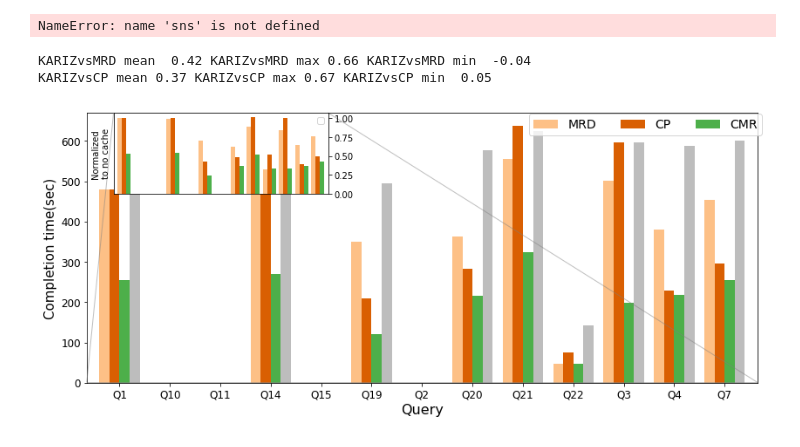
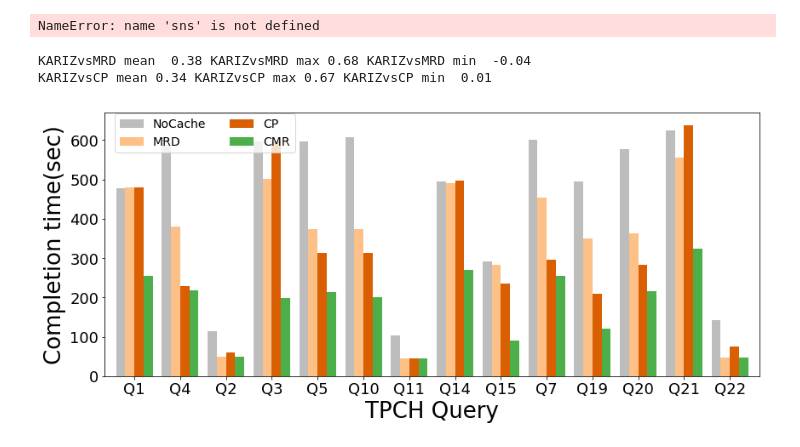
Before and after one commit to UmasouTTT/Kariz, a Jupyter notebook: expriments/macrobenchmark/ipython/implementationresults.ipynb, the cells around one changed output. Drawn from its saved outputs; the diff is of its cells as text; code cells hidden in the pictures.

```diff
--- a/expriments/macrobenchmark/ipython/implementationresults.ipynb
+++ b/expriments/macrobenchmark/ipython/implementationresults.ipynb
@@ -185,10 +65,14 @@ import math
 def format_yticks(y, pos=None):
     return str(int(y*100)) + '%'
 
-colors=['#fdc086', '#d95f02', '#4daf4a', '#bdbdbd']
+colors=['#bdbdbd', '#fdc086', '#d95f02', '#4daf4a']
 df1 = pd.read_csv('implementationresultssparks.csv')
 
-df = df1.groupby("Query").agg({'Kariz': 'mean', 'MRD': 'mean',
+df = df1.groupby("order").agg({'Kariz': 'mean', 'MRD': 'mean',
+                               'CP': 'mean', 'infinite': 'mean', 'NoCache': 'mean'})
+
+
+df = df1.groupby("order").agg({'Kariz': 'mean', 'MRD': 'mean',
                                'CP': 'mean', 'infinite': 'mean', 'NoCache': 'mean'})
 
 #print(df)
@@ -208,73 +92,48 @@ print('KARIZvsCP mean', round(df['KARIZvsCP'].mean(), 2), 'KARIZvsCP max', round
 
 
 fig, ax = plt.subplots(figsize=(12, 5))
-plt.ylabel('Completion time(sec)', fontsize=15)
-plt.xlabel('TPCH Query', fontsize=16)
-df[['MRD', 'CP', 'Kariz', 'NoCache']].plot.bar(rot=0, ax=ax, width=0.8
+df[['NoCache', 'MRD', 'CP', 'Kariz']].plot.bar(rot=0, ax=ax, width=0.8
                                                 , color=colors)
 
-def hieght(c_h):
-    if c_h < 0.1:
-        return c_h + 0.08
-    elif c_h < 0.2:
-        return c_h + 0.1
-    elif c_h > 0.3:
-        return c_h - 0.05
-    return c_h
+ax.tick_params(axis='both', which='major', labelsize=12)#
+ax.set_xticklabels(['Q1', 'Q4', 'Q2', 'Q3', 'Q5', 'Q10',
+                            'Q11', 'Q14', 'Q15', 'Q7', 'Q19', 'Q20', 'Q21', 'Q22'])
 
-
-ax.tick_params(axis='both', which='major', labelsize=12)
-#ax.set_xticklabels(['Q1', 'Q4', 'Q2', 'Q3', 'Q10',
-#                            'Q11', 'Q14', 'Q15', 'Q7', 'Q19', 'Q20', 'Q21', 'Q22'])
-
-ax.tick_params(axis='both', which='major', labelsize=12)
+ax.set_ylabel('Completion time(sec)', fontsize=26)
+ax.set_xlabel('TPCH Query', fontsize=26)
+ax.tick_params(axis='both', which='major', labelsize=18)
 #ax.yaxis.set_major_formatter(ticker.FuncFormatter(format_yticks))
-ax.legend(['MRD', 'CP', 'CMR'], ncol=3, bbox_to_anchor=(0.65, 0.67, 0.35, 0.35), fontsize=14)
+ax.legend(['NoCache', 'MRD', 'CP', 'CMR'], ncol=2, bbox_to_anchor=(0.0, 0.67, 0.3, 0.35), fontsize=14)
 #plt.ylim(0, 0.7)
 plt.grid(False)
 
 
 
-
+'''
 # inset axes....
-axins = ax.inset_axes([0.04, 0.7,0.32,0.3])
-
-
-
+axins = ax.inset_axes([0.4, 0.62,0.32,0.36])
 df[['MRDp', 'CPp', 'Karizp']].plot.bar(rot=0, ax=axins, width=0.8
-                                                , color=colors)
-
+                                                , color=colors[1:])
 axins.set_xlabel('')
-axins.set_ylabel('Normalized\nto no cache')
-
-# sub region of the original image
-#x1, x2, y1, y2 = -0.03, 12, 0, 1
-#axins.set_xlim(x1, x2)
-#axins.set_ylim(y1, y2)
+axins.set_ylabel('Normalized\nto no cache',fontsize=14)
 axins.xaxis.set_ticks([])
 axins.legend('')
+axins.tick_params(axis='y', labelsize= 14)
 axins.yaxis.tick_right()
 axins.yaxis.set_ticks([0, 0.25, 0.5, 0.75, 1])
-#axins.tick_params(axis='both', which='major', labelsize=12)
-
 ax.indicate_inset_zoom(axins)
-
-#ax.set_xlim(left=0, right=168)
-#ax.set_ylim(bottom=-0.1)
-#ax.tick_params(axis='both', which='major', labelsize=14)
-
-
+'''
 
 
 
 plt.subplots_adjust(left=0.1, bottom=0.13, right=0.99, top=0.99)
 fig.savefig('/local0/papers/KARIZ/OSDI20/Figures/fig_runtimeimplementation_spark.pdf', format='pdf', dpi=200)
 fig.savefig('/local0/papers/KARIZ/OSDI20/Figures/fig_runtimeimplementation_spark.png', format='png', dpi=200)
 plt.show()
 
 df[['MRD', 'CP', 'Kariz', 'NoCache', 'MRDp', 'CPp', 'Karizp']]
 # %% [output]
-KARIZvsMRD mean  0.42 KARIZvsMRD max 0.66 KARIZvsMRD min  -0.04
-KARIZvsCP mean 0.37 KARIZvsCP max 0.67 KARIZvsCP min  0.05
+KARIZvsMRD mean  0.38 KARIZvsMRD max 0.68 KARIZvsMRD min  -0.04
+KARIZvsCP mean 0.34 KARIZvsCP max 0.67 KARIZvsCP min  0.01
-[figure, old version]
+[figure, new version]
 |  | MRD | CP | Kariz | NoCache | MRDp | CPp | Karizp |
```
Also changed, not shown: parts of 5 cells of this notebook, 27 other files.
